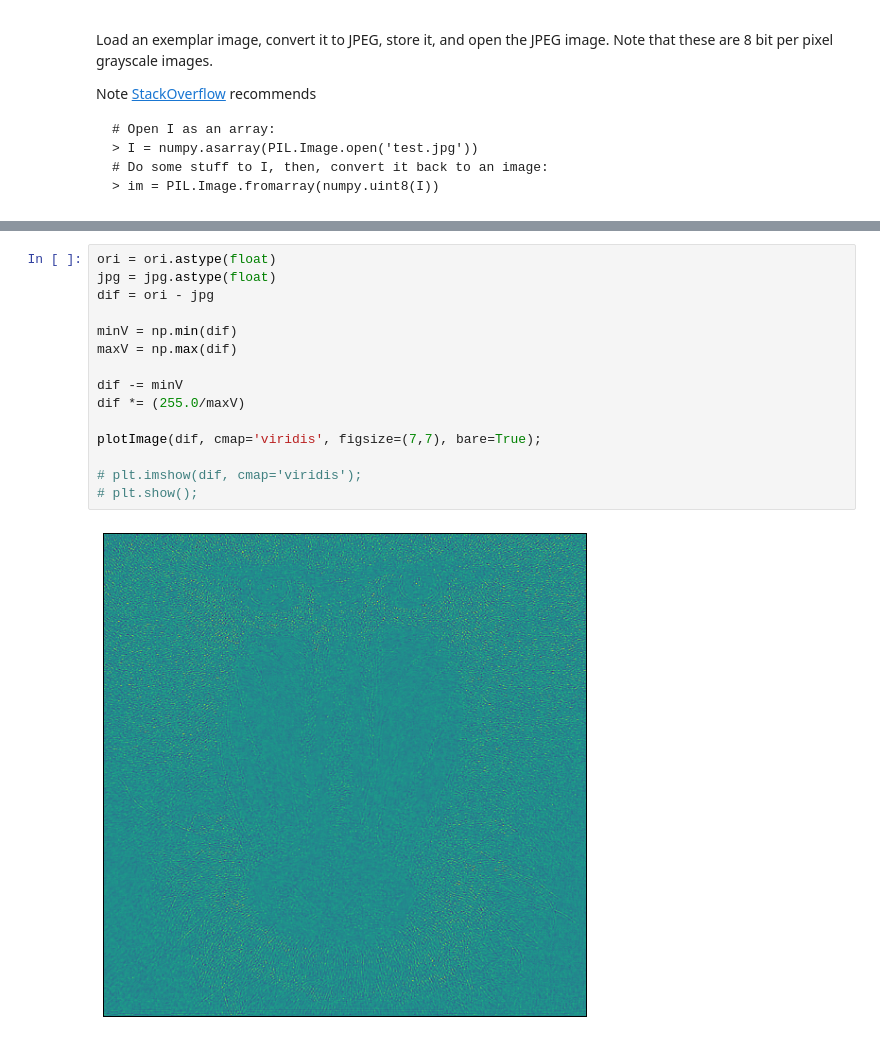
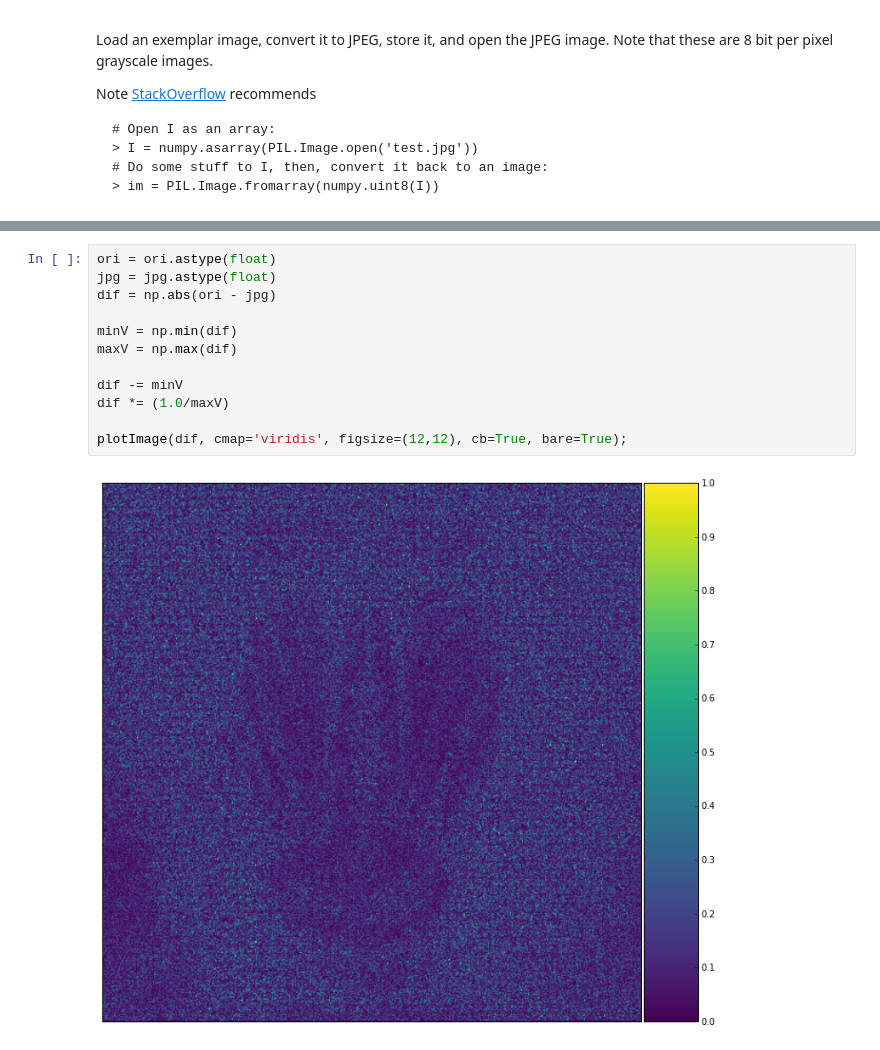
Before and after one commit to jrminter/OSImageAnalysis, a Jupyter notebook: jupyter/plot-hints/testJPEG.ipynb, the cells around one changed output, grey strips where cells are left out. Saved outputs shown, nothing was run; the diff lists cells and outputs as text.

```diff
--- a/jupyter/plot-hints/testJPEG.ipynb
+++ b/jupyter/plot-hints/testJPEG.ipynb
@@ -49,17 +105,14 @@ print(jpg.shape, jpg.dtype)
 # %%
 ori = ori.astype(float)
 jpg = jpg.astype(float)
-dif = ori - jpg
+dif = np.abs(ori - jpg)
 
 minV = np.min(dif)
 maxV = np.max(dif)
 
 dif -= minV
-dif *= (255.0/maxV)
+dif *= (1.0/maxV)
 
-plotImage(dif, cmap='viridis', figsize=(7,7), bare=True);
-
-# plt.imshow(dif, cmap='viridis');
-# plt.show();
+plotImage(dif, cmap='viridis', figsize=(12,12), cb=True, bare=True);
 # %% [output]
-[figure, old version]
+[figure, new version]
```
Also changed, not shown: parts of 8 cells of this notebook.
